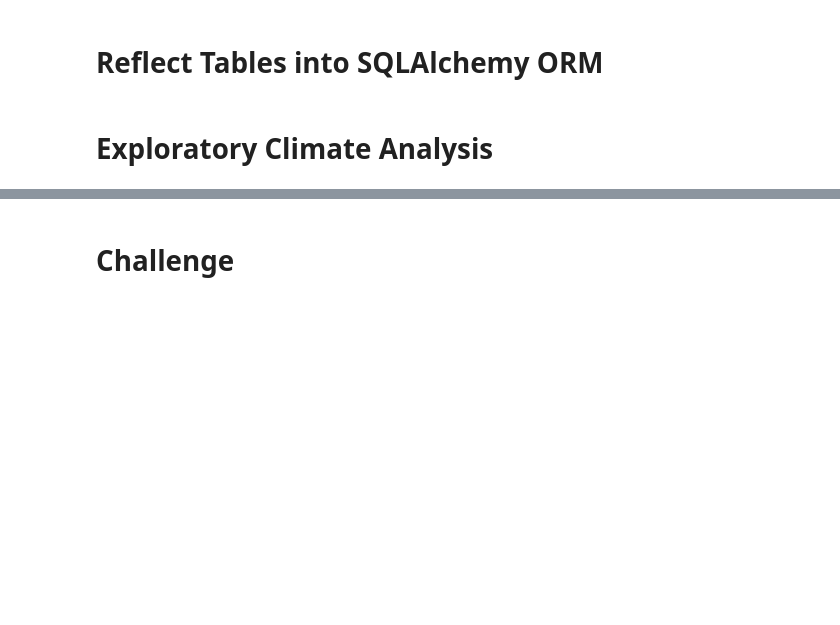
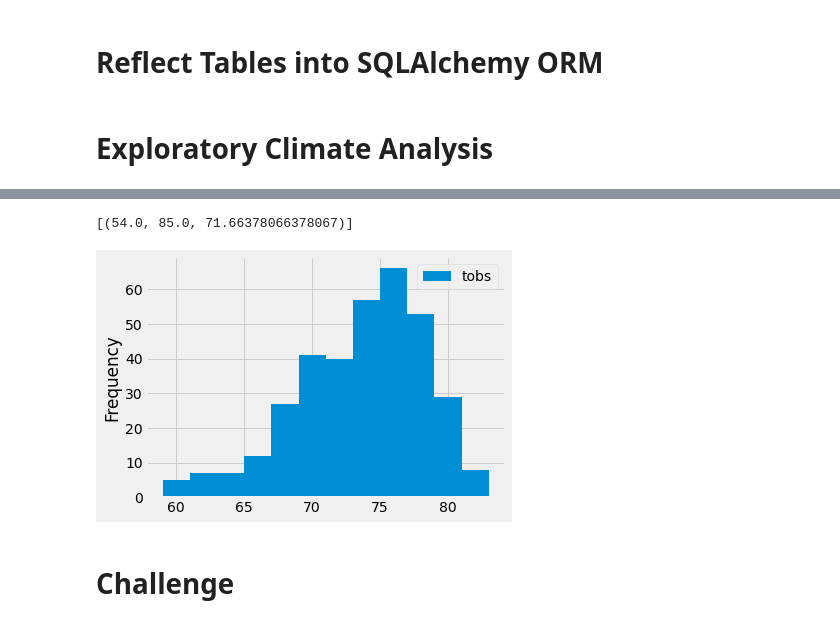
Before and after one commit to emariecovey/surfs_up, a Jupyter notebook: climate_analysis.ipynb, the cells around one changed output, grey strips where cells are left out. Drawn from its saved outputs; the diff is of its cells as text; code cells hidden in the pictures; blank space fills up the shorter version.

```diff
--- a/climate_analysis.ipynb
+++ b/climate_analysis.ipynb
@@ -74,9 +131,35 @@ session = Session(engine)
 # %%
 # Using the station id from the previous query, calculate the lowest temperature recorded,
 # highest temperature recorded, and average temperature most active station?
+#because it's a filter, use logical operators ==
+
+session.query(func.min(Measurement.tobs), func.max(Measurement.tobs), func.avg(Measurement.tobs))\
+    .filter(Measurement.station=="USC00519281")\
+    .all()
+
+
+#all the columns I've been able to figure out are there:
+#measurement class has station, date, precipitation amount, temperature observations (tobs)
+#station class has list of stations
+# %% [output]
+[(54.0, 85.0, 71.66378066378067)]
 # %%
 # Choose the station with the highest number of temperature observations.
 # Query the last 12 months of temperature observation data for this station and plot the results as a histogram
+
+results = session.query(Measurement.tobs)\
+    .filter(Measurement.station=="USC00519281", Measurement.date >= prev_year)\
+    .all()
+
+df=pd.DataFrame(results, columns=["tobs"])
+df
+
+#plotting dataframe into a histogram with 12 bins (good practice is somewhere between 5 and 20 bins)
+df.plot.hist(bins=12)
+#this compresses x labels so they fit into the box holding the plot
+plt.tight_layout()
+# %% [output]
+[figure, added]
 # %%
 # Write a function called `calc_temps` that will accept start date and end date in the format '%Y-%m-%d'
 # and return the minimum, average, and maximum temperatures for that range of dates
```
Also changed, not shown: parts of 6 cells of this notebook.
